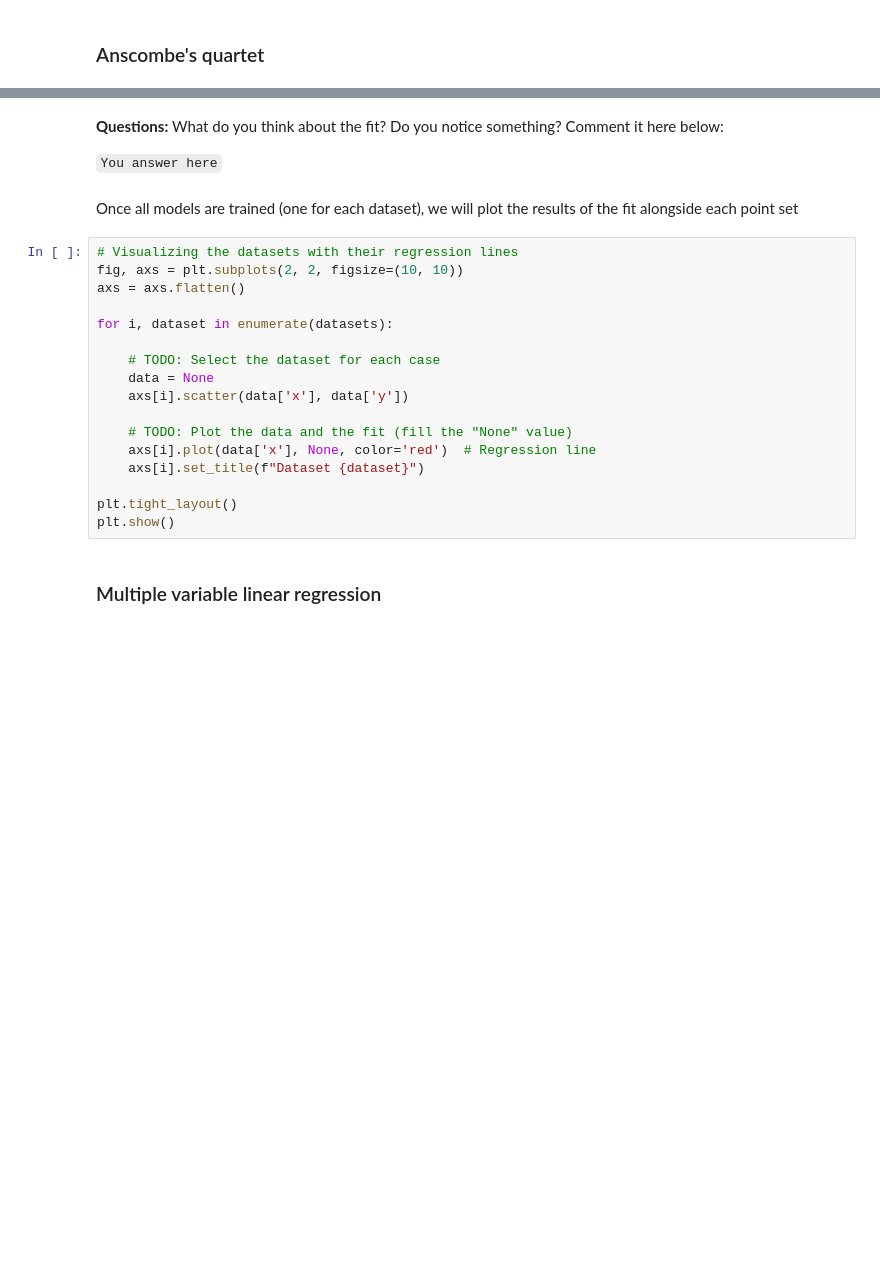
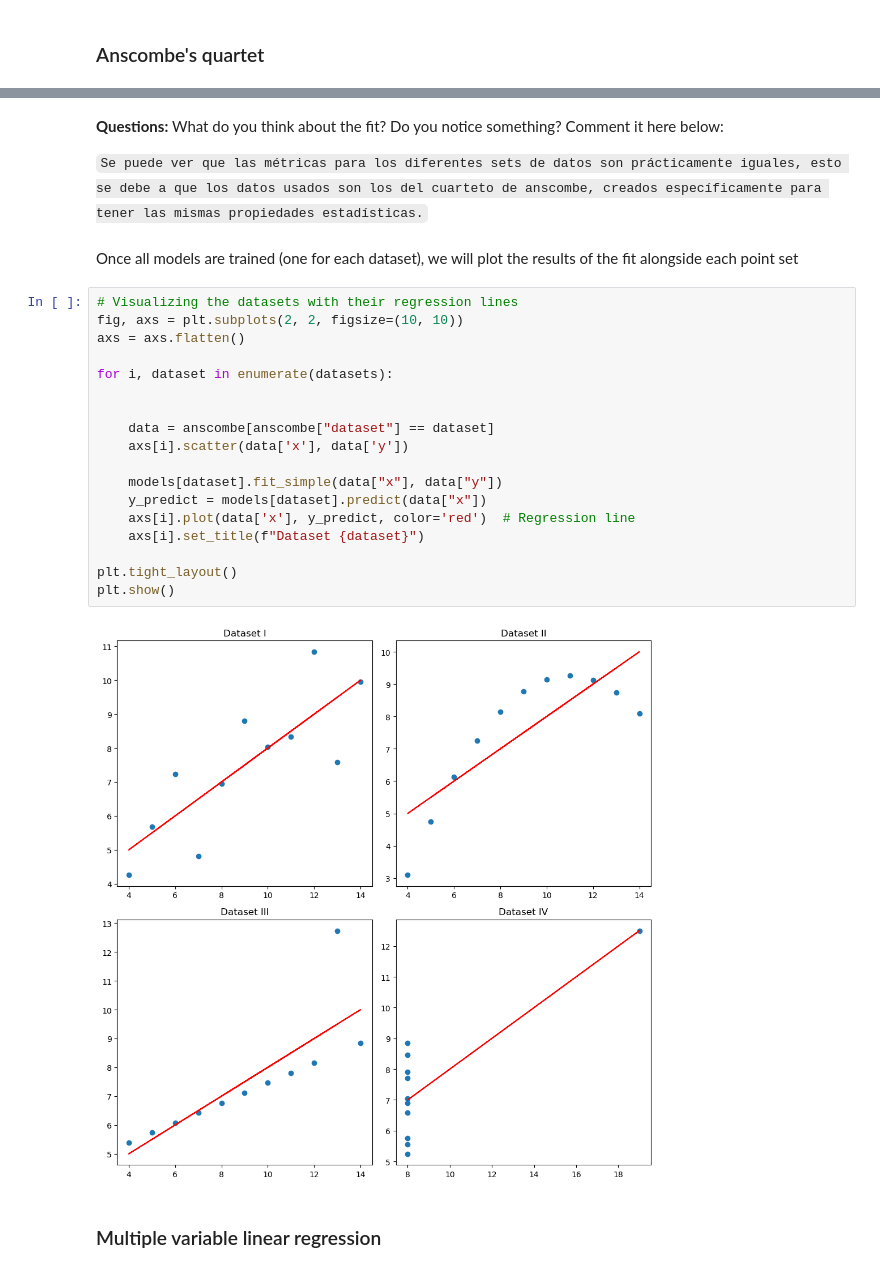
Before and after one commit to ICAI-IMAT-ML/p2-3-lyr-f, a Jupyter notebook: notebook/Lab_2_3_LinearRegression.ipynb, the cells around one changed output, grey strips where cells are left out. Cells and saved outputs as stored; diff of their text form; blank space fills up the shorter version.

```diff
--- a/notebook/Lab_2_3_LinearRegression.ipynb
+++ b/notebook/Lab_2_3_LinearRegression.ipynb
@@ -59,27 +79,30 @@ anscombe, datasets, models, result = anscombe_quartet()
 
 
 
-`You answer here`
+`Se puede ver que las métricas para los diferentes sets de datos son prácticamente iguales, esto se debe a que los datos usados son los del cuarteto de anscombe, creados específicamente para tener las mismas propiedades estadísticas.`
 # %% [markdown]
 
 Once all models are trained (one for each dataset), we will plot the results of the fit alongside each point set
 # %%
 # Visualizing the datasets with their regression lines
 fig, axs = plt.subplots(2, 2, figsize=(10, 10))
 axs = axs.flatten()
 
 for i, dataset in enumerate(datasets):
 
-    # TODO: Select the dataset for each case
-    data = None
+
+    data = anscombe[anscombe["dataset"] == dataset]
     axs[i].scatter(data['x'], data['y'])
 
-    # TODO: Plot the data and the fit (fill the "None" value)
-    axs[i].plot(data['x'], None, color='red')  # Regression line
+    models[dataset].fit_simple(data["x"], data["y"])
+    y_predict = models[dataset].predict(data["x"])
+    axs[i].plot(data['x'], y_predict, color='red')  # Regression line
     axs[i].set_title(f"Dataset {dataset}")
 
 plt.tight_layout()
 plt.show()
+# %% [output]
+[figure, added]
 # %% [markdown]
 ### Multiple variable linear regression
 # %% [markdown]
```
Also changed, not shown: parts of 5 cells of this notebook, 1 other file.
